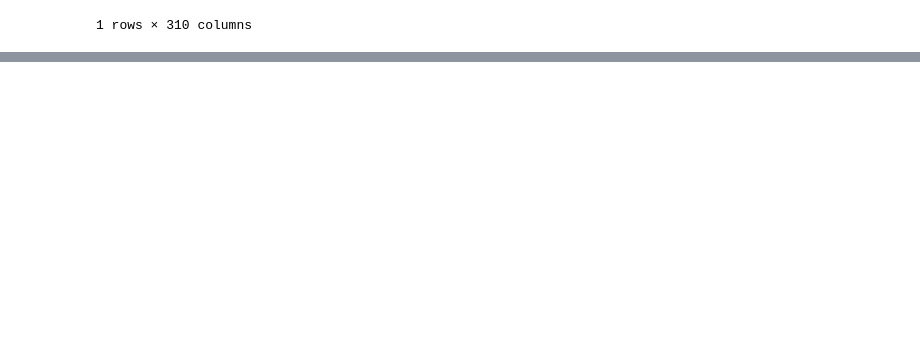
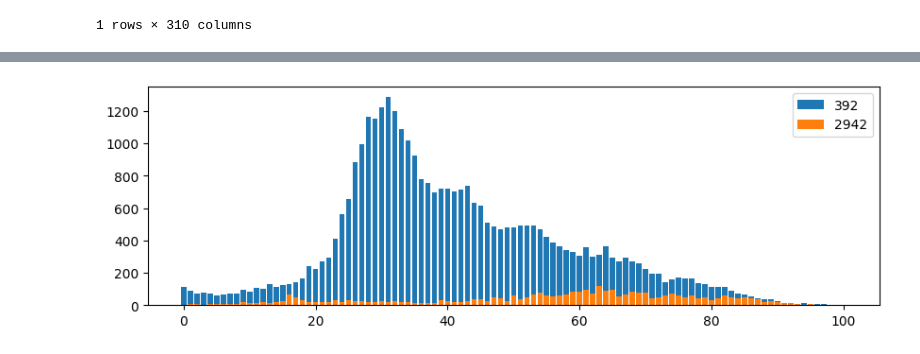
Before and after one commit to shared-repo/human-da, a Jupyter notebook: workspace/package-for-ml/lab03.ipynb, the cells around one changed output, grey strips where cells are left out. Cells and saved outputs as stored; diff of their text form; code cells hidden in the pictures; blank space fills up the shorter version.

```diff
--- a/workspace/package-for-ml/lab03.ipynb
+++ b/workspace/package-for-ml/lab03.ipynb
@@ -12,5 +17,5 @@ import pandas as pd
 # %%
-population = pd.read_csv('data-files/population.csv')
+population = pd.read_csv('data-files/population.csv', low_memory=False)
 # %%
 population.info()
 # %% [output]
@@ -75,0 +114,16 @@ population[ population["2024년09월_계_총인구수"] == max_value ]
+# %%
+def value_to_int(v):
+    if not v or str(v) == 'nan':
+        return 0
+
+    str_v = str(v)
+    replaced_v = str_v.replace(",", "")
+    int_v = int(replaced_v)
+
+    return int_v
+
+for column in population.columns[1:]:
+    # print(column)
+    # population[column] = population[column].map(lambda v : int(str(v).replace(",", "")))
+    # population[column] = population[column].map(lambda v : int(str(v).replace(",", "")) if v and str(v) != "nan" else 0)
+    population[column] = population[column].map(value_to_int)
@@ -75,0 +166,12 @@ population[ population["2024년09월_계_총인구수"] == max_value ]
+# %%
+# 특정 지역의 0세 ~ 100세 데이터를 찾아서 ndarray로 저장
+population_per_age392 = population.loc[393, '2024년09월_계_0세':'2024년09월_계_100세 이상'].values # 역삼2동
+population_per_age2942 = population.loc[2942, '2024년09월_계_0세':'2024년09월_계_100세 이상'].values # 창평면
+# %%
+plt.figure(figsize=(10, 3))
+plt.bar(np.arange(101), population_per_age392, label='392')
+plt.bar(np.arange(101), population_per_age2942, label='2942')
+plt.legend()
+plt.show()
+# %% [output]
+[figure, added]
```
Also changed, not shown: parts of 21 cells of this notebook.
